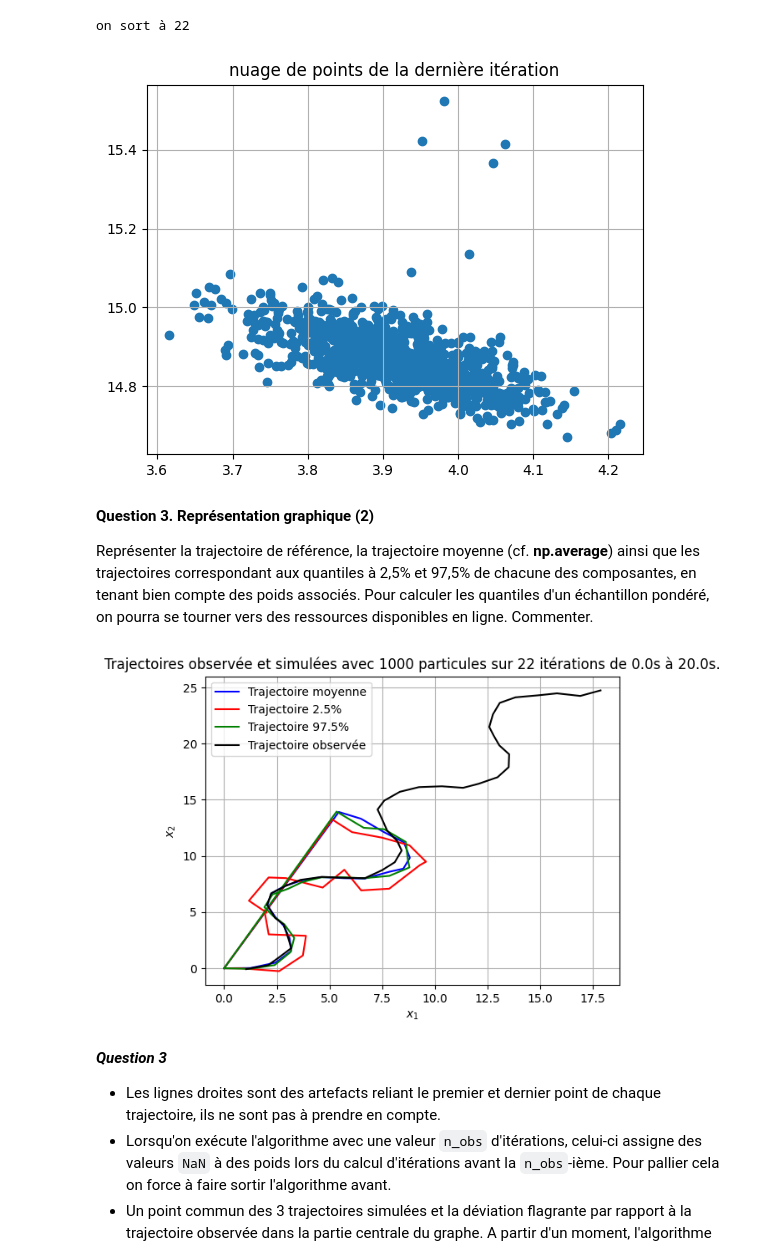
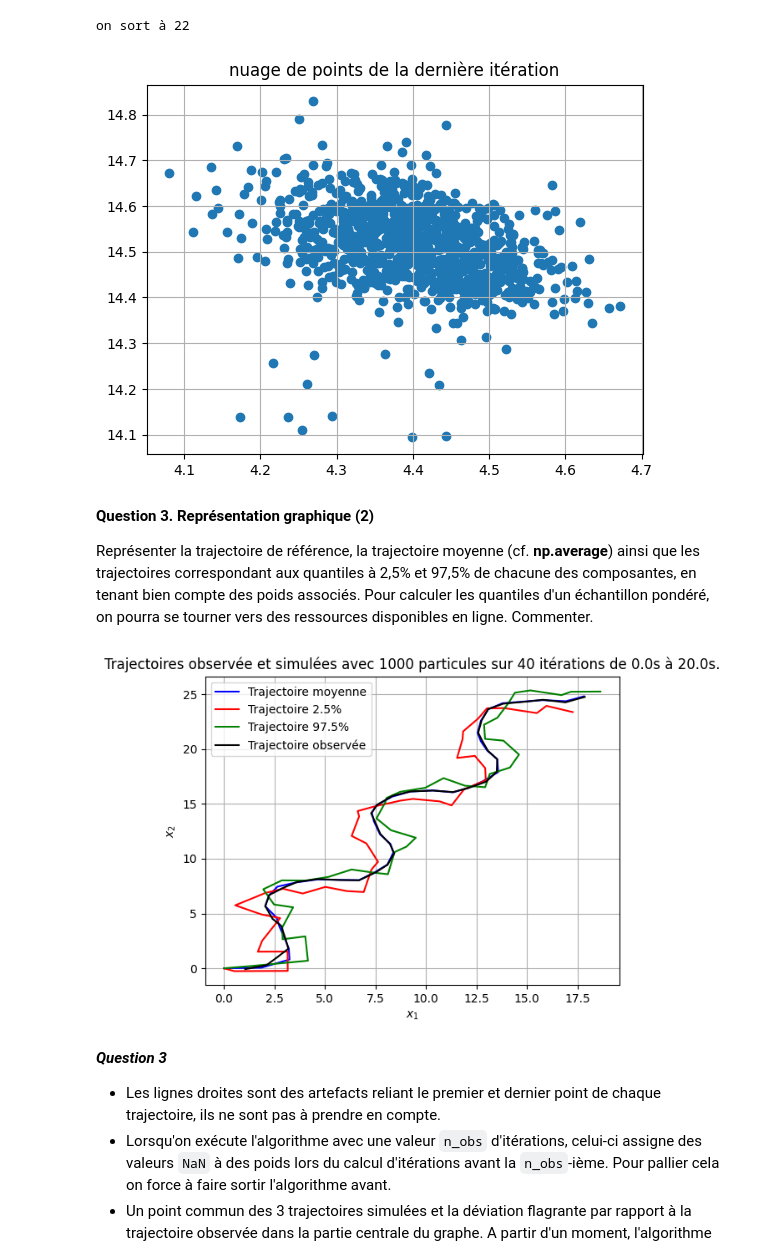
Before and after one commit to SushiOfDestiny/ue11_equdiff_proba_eval, a Jupyter notebook: Projet Probabilités - Complete.ipynb, the cells around one changed output. Cells and saved outputs as stored; diff of their text form; code cells hidden in the pictures.

```diff
--- a/Projet Probabilités - Complete.ipynb
+++ b/Projet Probabilités - Complete.ipynb
@@ -488,16 +491,17 @@ def kalm_prob():
             # 1 itération avec euler explicite depuis les x_k-1
             x_k[i] = solve_euler_explicit(
                 f_ext, x_k_1_res[i], dt, t_obs[k-1], t_obs[k])[1][-1]
-        x.append(x_k)
+
 
         # calcul des poids
-        w_k = calc_w(k, x[k], list_epsi_evo_k)
+        w_k = calc_w(k, x_k, list_epsi_evo_k)
         # w.append(w_k/w_k.sum())
 
         if np.isnan(w_k).any() or (w_k.sum() <= 1.e-200):
             print("on sort à", k)
             break
         else:
+            x.append(x_k)
             w.append(w_k/w_k.sum())
 
     return x, w
@@ -521,7 +525,7 @@ def show_traj(nb_iter, list_traj):
 # %%
 # calcul nuage avec T=20s
 x, w = kalm_prob()
-nb_iter = len(x)-1  # nb d'itérations effectivement calculées
+nb_iter = len(w)  # nb d'itérations effectivement calculées
 # %% [output]
 on sort à 22
 # %%
@@ -531,11 +535,11 @@ plt.grid(True)
 plt.title("nuage de points de la dernière itération")
 plt.show()
 # %% [output]
-[figure, old version]
+[figure, new version]
 # %%
 # calcul trajectoire moyenne
 x_m = np.zeros((nb_iter, n), dtype=np.longdouble)
-for k in range(nb_iter-1):
+for k in range(nb_iter):
     x_m[k] = np.average(x[k], 0, w[k])
 # %% [markdown]
 **Question 3. Représentation graphique (2)**
@@ -573,8 +548,30 @@ qt_x975 = get_quant_traj_positions(0.975, w, x)
+# %%
+def spatial_quantile(x_k,perc_list=[0.025,0.975]):
+    """calculates the list of particles whose coordinates are the quantiles of the percentage in the perc_lists of the 2 lists coordinates of the particles x_k"""
+    qt_abscisses= np.quantile(x_k[:,0],perc_list)
+    qt_ordonnees= np.quantile(x_k[:,1],perc_list)
+    res=np.array([np.array([qt_abscisses[i],qt_ordonnees[i]]) for i in range(len(perc_list))])
+    return res
+
+def quantile_trajectories(x,w,perc_list=[0.025,0.975],resample=True):
+    """return trajectories of quantiles"""
+    qt_traj = np.zeros((nb_iter,len(perc_list),2)) #qt_traj[itération k, quantile 2, coordonnée 0]
+    for k in range(nb_iter):
+        if resample:
+            x_k_indices_resampled = np.random.choice(N,N,p=w[k])
+            x_k_resampled = x[k][x_k_indices_resampled]
+            qt_traj[k] = spatial_quantile(x_k_resampled,perc_list)
+        else:
+            qt_traj[k] = spatial_quantile(x[k],perc_list)
+    return qt_traj
 # %%
+qt_traj = quantile_trajectories(x,w,resample=False)
+qt_x025=qt_traj[:,0,:]
+qt_x975=qt_traj[:,1,:]
 show_traj(nb_iter, [[x_m, "Trajectoire moyenne", "blue"], [
           qt_x025, "Trajectoire 2.5%", "red"], [qt_x975, "Trajectoire 97.5%", "green"]])
 # %% [output]
-[figure, old version]
+[figure, new version]
 # %% [markdown]
 ***Question 3***
 - Les lignes droites sont des artefacts reliant le premier et dernier point de chaque trajectoire, ils ne sont pas à prendre en compte.
```
Also changed, not shown: parts of 10 cells of this notebook.
